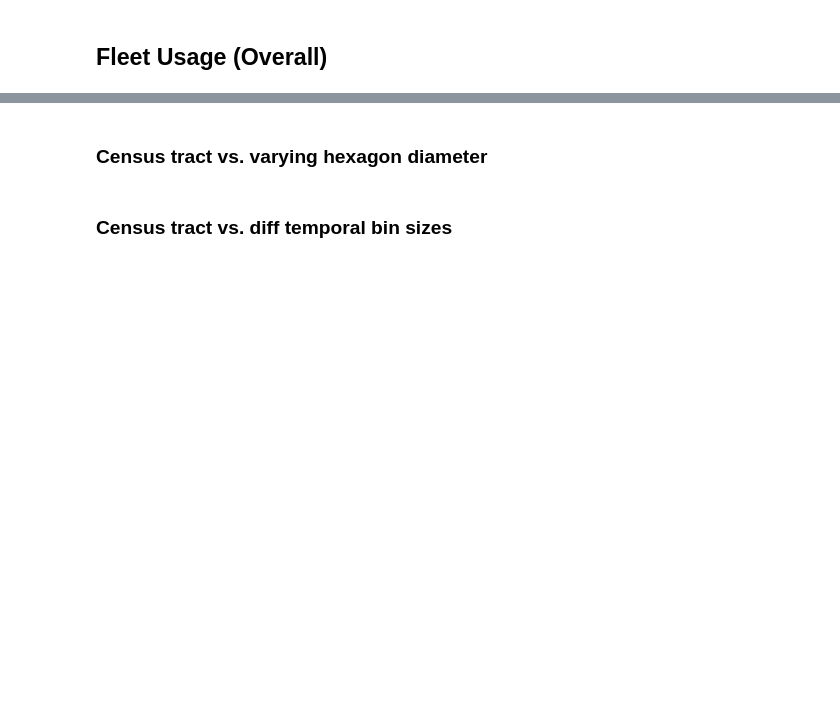
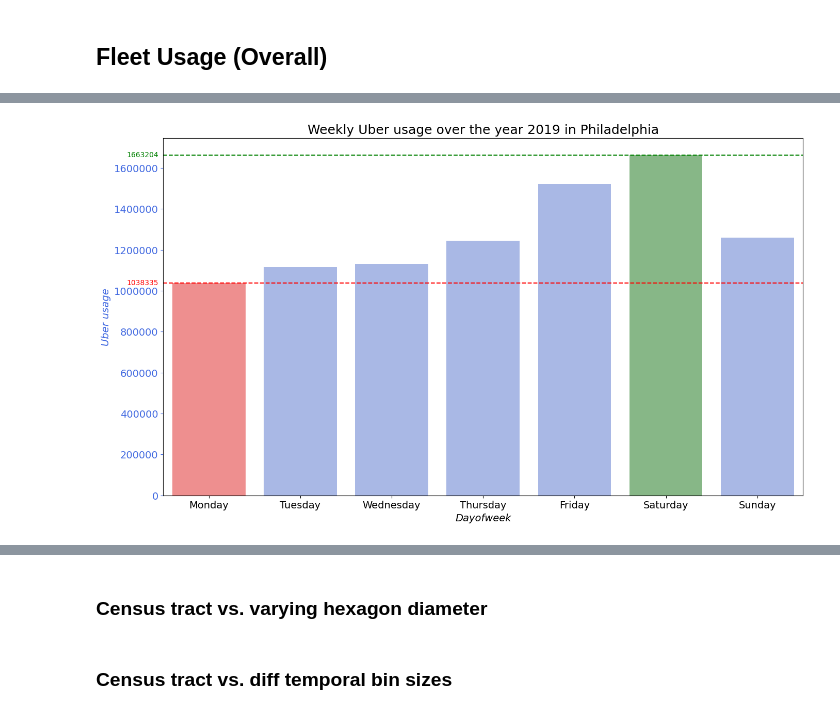
Before and after one commit to Hannah2800/AAA_2023_AdvancedPythonPandas, a Jupyter notebook: Task 2 - Descriptive (Spatial) Analytics - Fleet Usage.ipynb, the cells around one changed output, grey strips where cells are left out. Saved outputs shown, nothing was run; the diff lists cells and outputs as text; code cells hidden in the pictures; blank space fills up the shorter version.

```diff
--- a/Task 2 - Descriptive (Spatial) Analytics - Fleet Usage.ipynb
+++ b/Task 2 - Descriptive (Spatial) Analytics - Fleet Usage.ipynb
@@ -140,0 +187,16 @@ dfFleet_usage_hourly_over_2013
+# %%
+dfFleet_usage_over_2013_dayOfWeek = dfFleet_usage_over_2013
+
+# Make dayOfWeek column categorial and define custom ordering
+dfFleet_usage_over_2013_dayOfWeek['dayOfWeek'] = pd.Categorical(dfFleet_usage_over_2013_dayOfWeek['dayOfWeek'], ['Monday', 'Tuesday', 'Wednesday', 'Thursday', 'Friday', 'Saturday', 'Sunday'])
+
+# Sort column 'dayOfWeek' based on the custom order
+dfFleet_usage_over_2013_dayOfWeek = dfFleet_usage_over_2013_dayOfWeek.sort_values("dayOfWeek")
+
+
+create_plot_for_visualization("barplot", dfFleet_usage_over_2013.groupby(['dayOfWeek'])['Trip_ID'].count().reset_index(),
+                                'dayOfWeek', 'Trip_ID', False,
+                                "Weekly Uber usage over the year 2019 in Philadelphia",
+                                "Uber usage", "Average maximum temperature in celsius", -0.55)
+# %% [output]
+[figure, added]
```
Also changed, not shown: parts of 17 cells of this notebook.
